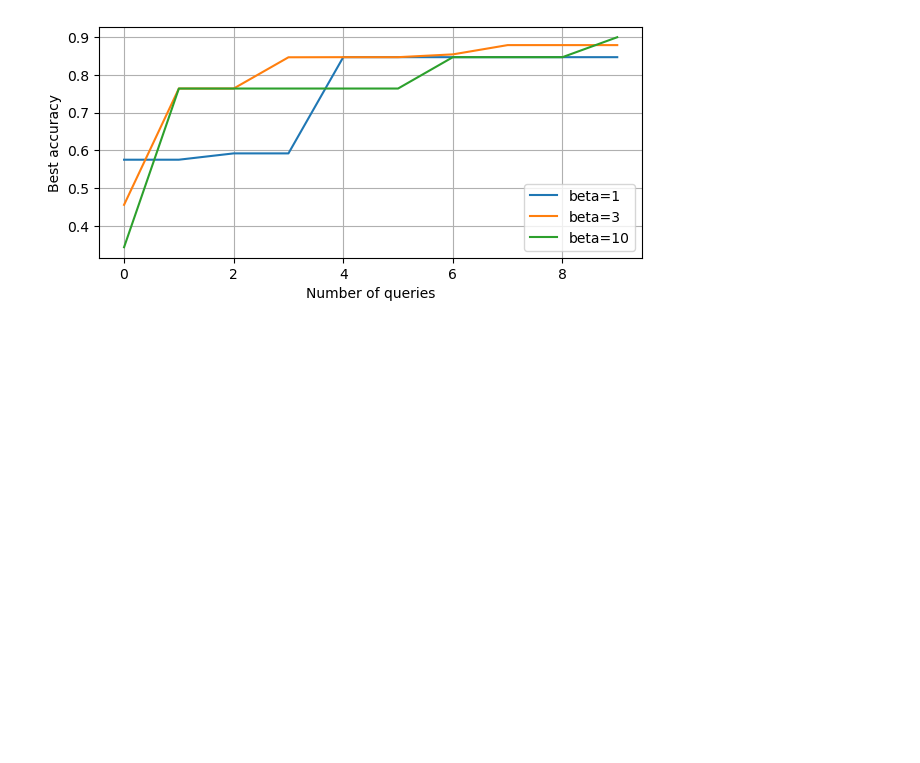
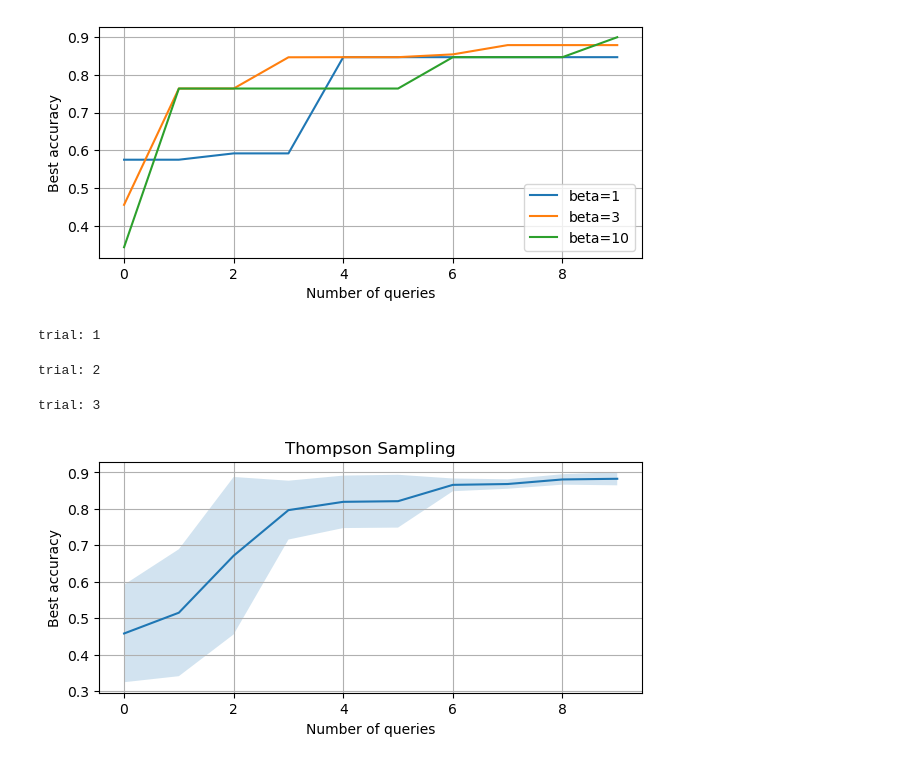
Before and after one commit to GStechschulte/books-with-code, a Jupyter notebook: bayes_opt/ch_5_exercises.ipynb, the cells around one changed output. Saved outputs shown, nothing was run; the diff lists cells and outputs as text; code cells hidden in the pictures; blank space fills up the shorter version.

```diff
--- a/bayes_opt/ch_5_exercises.ipynb
+++ b/bayes_opt/ch_5_exercises.ipynb
@@ -111,7 +112,7 @@ num_queries = 20
 bounds = torch.tensor([[lb, lb], [ub, ub]], dtype=torch.float)
 
 xs = torch.linspace(lb, ub, 101)
-x1, x2 = torch.meshgrid(xs, xs)
+x1, x2 = torch.meshgrid(xs, xs, indexing='ij')
 xs = torch.vstack([x1.flatten(), x2.flatten()]).transpose(-1, -2)
 ys = accuracy_fn(xs)
 
@@ -184,10 +185,12 @@ plt.xlabel("Number of queries")
 plt.ylabel("Best accuracy");
 # %% [output]
 [figure]
+# %%
+dim = 2
+num_candidates = 2000
 # %%
-# TS
-
-for trial, beta in zip(range(num_experiments), betas):
+# Thompson Sampling
+for trial in range(num_experiments):
     print(f"trial: {trial + 1}")
     torch.manual_seed(trial)
 
@@ -203,23 +206,26 @@ for trial, beta in zip(range(num_experiments), betas):
         # run training loop to fit the GP
         model, likelihood = fit_gp_model(MaternGP, data)
 
-        # compute acquisition scores and get next point
-        policy = botorch.acquisition.analytic.UpperConfidenceBound(
-            model, beta=beta
-        )
-        next_x, acq_score = botorch.optim.optimize_acqf(
-            policy,
-            bounds=bounds,
-            q=1,
-            num_restarts=40,
-            raw_samples=100
-        )
+        TS = botorch.generation.MaxPosteriorSampling(model, replacement=False)
+
+        sobol = torch.quasirandom.SobolEngine(dim, scramble=True)
+        candidate_x = sobol.draw(num_candidates)
+
+        # Sobol generates samples that cover the unit cube. So we need to rescale them
+        # to the desired bounds
+        candidate_x = bounds[0] + (bounds[1] - bounds[0]) * candidate_x
+
+        next_x = TS(candidate_x, num_samples=1)
 
         # visualization
-        # visualize_progress_and_policy(data, policy, next_x)
+        # visualize_gp_belief_and_policy(data, policy, next_x)
 
         # evaluate obj. func. at next_x and update training data
         next_y = accuracy_fn(next_x)
 
         train_x = torch.cat([train_x, next_x])
         train_y = torch.cat([train_y, next_y])
+# %% [output]
+trial: 1
+trial: 2
+trial: 3
@@ -225,0 +235,7 @@ for trial, beta in zip(range(num_experiments), betas):
+# %%
+fig, ax = visualize_experiment(incumbents, num_queries, num_experiments)
+ax.set_ylabel("Best accuracy")
+ax.set_xlabel("Number of queries")
+ax.set_title("Thompson Sampling");
+# %% [output]
+[figure, added]
```
Also changed, not shown: parts of 2 cells of this notebook, 1 other file.
